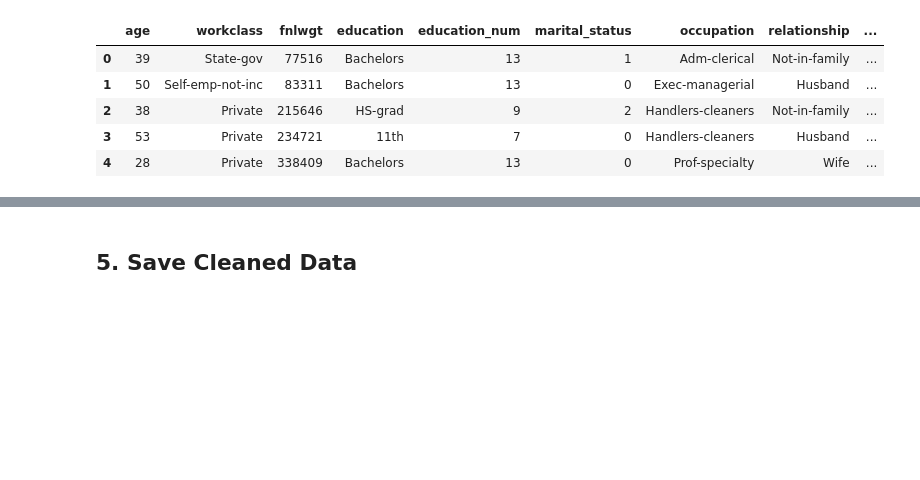
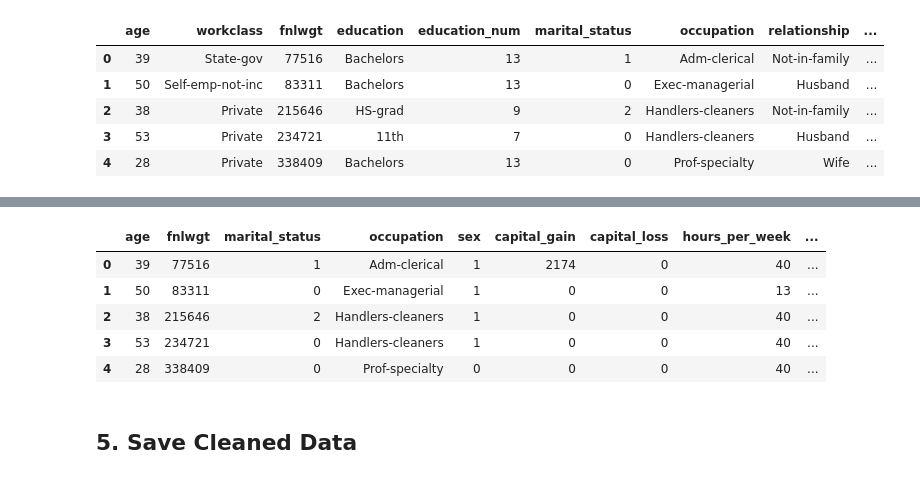
Before and after one commit to EduardoEduBox/Mid_Term_Project_ML, a Jupyter notebook: data_cleaning.ipynb, the cells around one changed output, grey strips where cells are left out. Drawn from its saved outputs; the diff is of its cells as text; code cells hidden in the pictures; blank space fills up the shorter version.

```diff
--- a/data_cleaning.ipynb
+++ b/data_cleaning.ipynb
@@ -340,0 +375,20 @@ Name: count, dtype: int64
+# %%
+# Use label encoder for education_level to assign specific numbers
+
+# Create label encoder
+le_education = LabelEncoder()
+
+# Apply label encoding to education_level
+df_final['education_level_encoded'] = le_education.fit_transform(df_final['education_level'])
+
+# Display the mapping
+education_mapping_encoded = dict(zip(le_education.classes_, le_education.transform(le_education.classes_)))
+print("Education level encoding mapping:")
+for level, code in education_mapping_encoded.items():
+    print(f"{level}: {code}")
+
+# Show the updated dataframe
+print(f"\nDataframe shape after encoding: {df_final.shape}")
+print("\nEducation level distribution:")
+print(df_final['education_level_encoded'].value_counts().sort_index())
+df_final = df_final.drop('education_level', axis=1)
@@ -341,3 +415,12 @@ Name: count, dtype: int64
+# %%
+df_final.head(5)
+# %% [output]
+|  | age | fnlwgt | marital_status | occupation | sex | capital_gain | capital_loss | hours_per_week | ... |
+| 0 | 39 | 77516 | 1 | Adm-clerical | 1 | 2174 | 0 | 40 | ... |
+| 1 | 50 | 83311 | 0 | Exec-managerial | 1 | 0 | 0 | 13 | ... |
+| 2 | 38 | 215646 | 2 | Handlers-cleaners | 1 | 0 | 0 | 40 | ... |
+| 3 | 53 | 234721 | 0 | Handlers-cleaners | 1 | 0 | 0 | 40 | ... |
+| 4 | 28 | 338409 | 0 | Prof-specialty | 0 | 0 | 0 | 40 | ... |
 # %% [markdown]
 ## 5. Save Cleaned Data
 # %%
```
Also changed, not shown: parts of 4 cells of this notebook, 1 other file.
